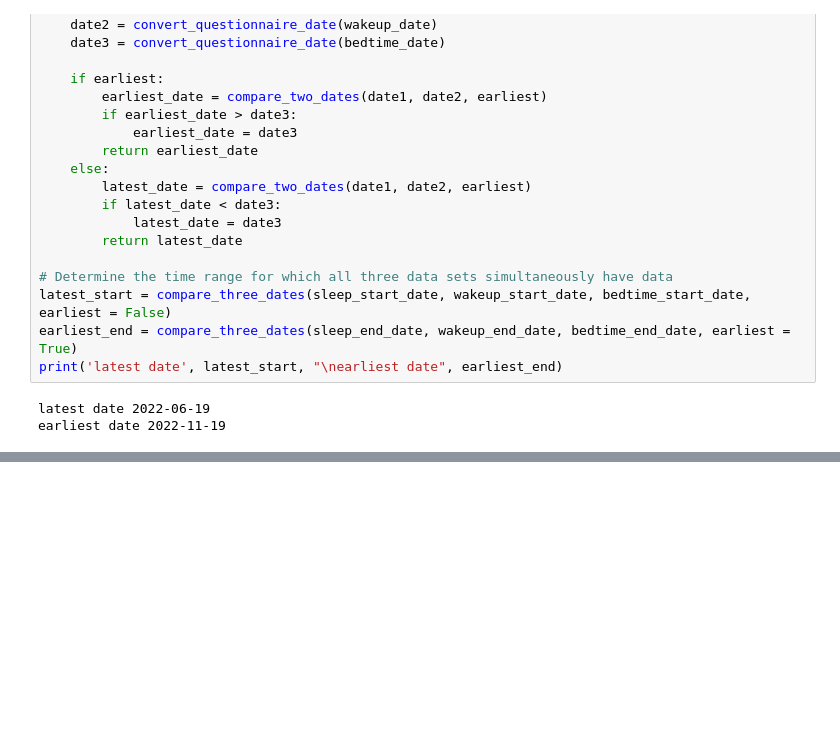
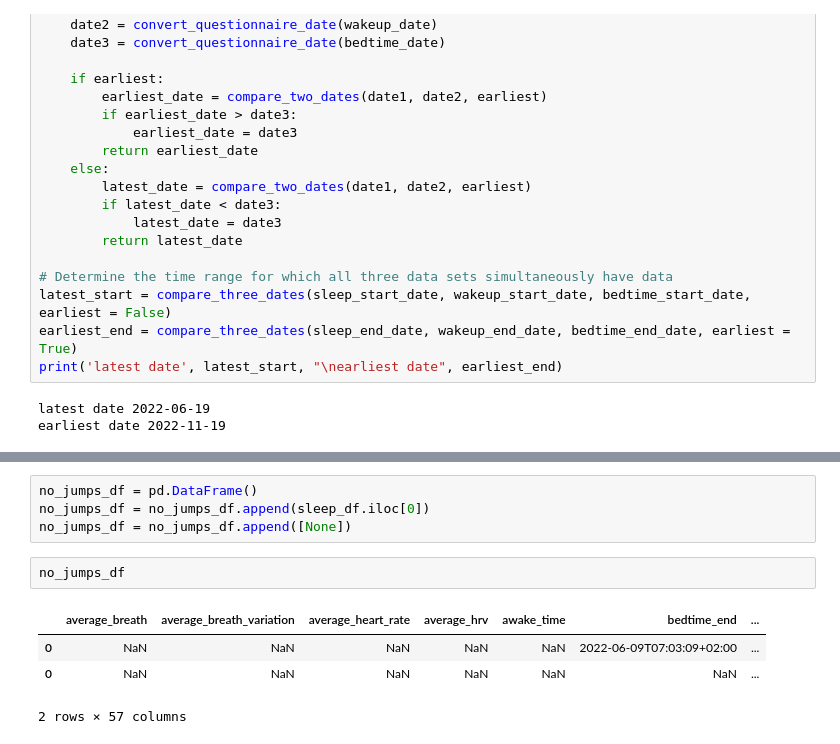
Before and after one commit to thalianajjar/internship_code, a Jupyter notebook: data.ipynb, the cells around one changed output, grey strips where cells are left out. Saved outputs shown, nothing was run; the diff lists cells and outputs as text; blank space fills up the shorter version.

```diff
--- a/data.ipynb
+++ b/data.ipynb
@@ -125 +119,12 @@ DatetimeIndex(['2022-06-29', '2022-07-01', '2022-07-13', '2022-07-21',
+# %%
+no_jumps_df = pd.DataFrame()
+no_jumps_df = no_jumps_df.append(sleep_df.iloc[0])
+no_jumps_df = no_jumps_df.append([None])
+# %%
+no_jumps_df
+# %% [output]
+|  | average_breath | average_breath_variation | average_heart_rate | average_hrv | awake_time | bedtime_end | ... |
+| 0 | NaN | NaN | NaN | NaN | NaN | 2022-06-09T07:03:09+02:00 | ... |
+| 0 | NaN | NaN | NaN | NaN | NaN | NaN | ... |
+2 rows × 57 columns
 # %%
```
Also changed, not shown: parts of 14 cells of this notebook.
